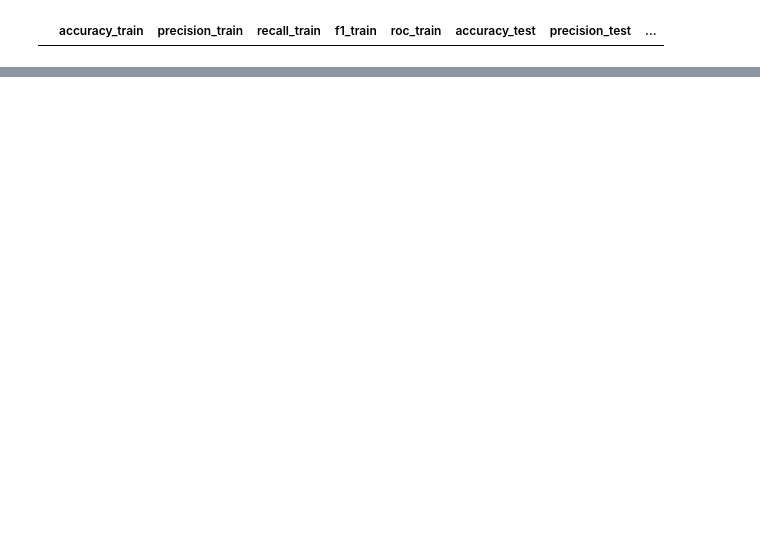
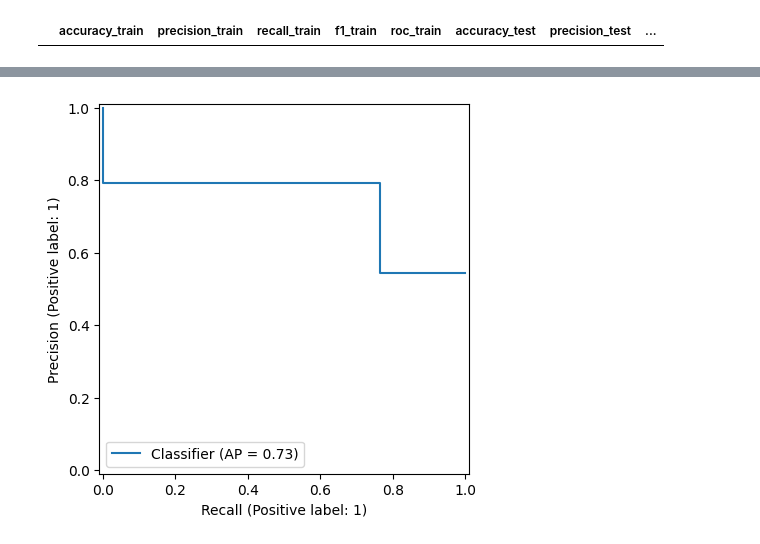
Before and after one commit to simon2326/Heart-disease, a Jupyter notebook: ModelSelection.ipynb, the cells around one changed output, grey strips where cells are left out. Cells and saved outputs as stored; diff of their text form; code cells hidden in the pictures; blank space fills up the shorter version.

```diff
--- a/ModelSelection.ipynb
+++ b/ModelSelection.ipynb
@@ -534,0 +978,4 @@ similar_performance_models
+# %%
+PrecisionRecallDisplay.from_predictions(y_test, y_pred);
+# %% [output]
+[figure, added]
```
Also changed, not shown: parts of 75 cells of this notebook, 1 other file.
